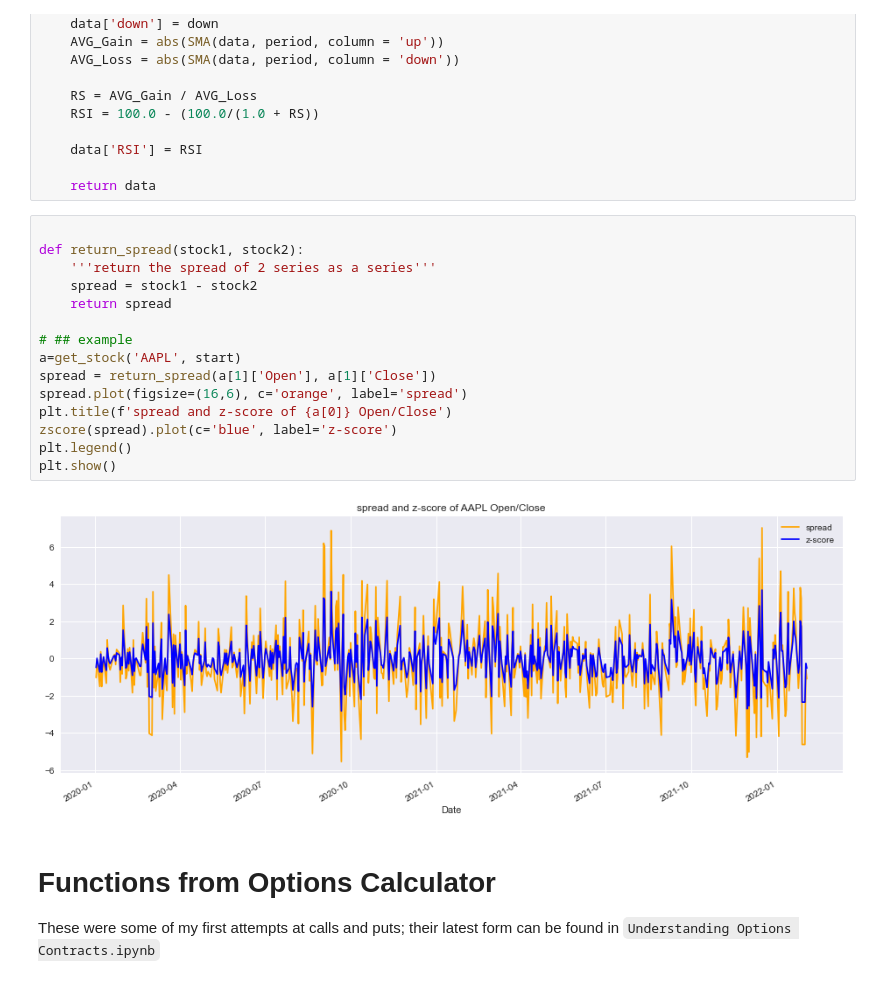
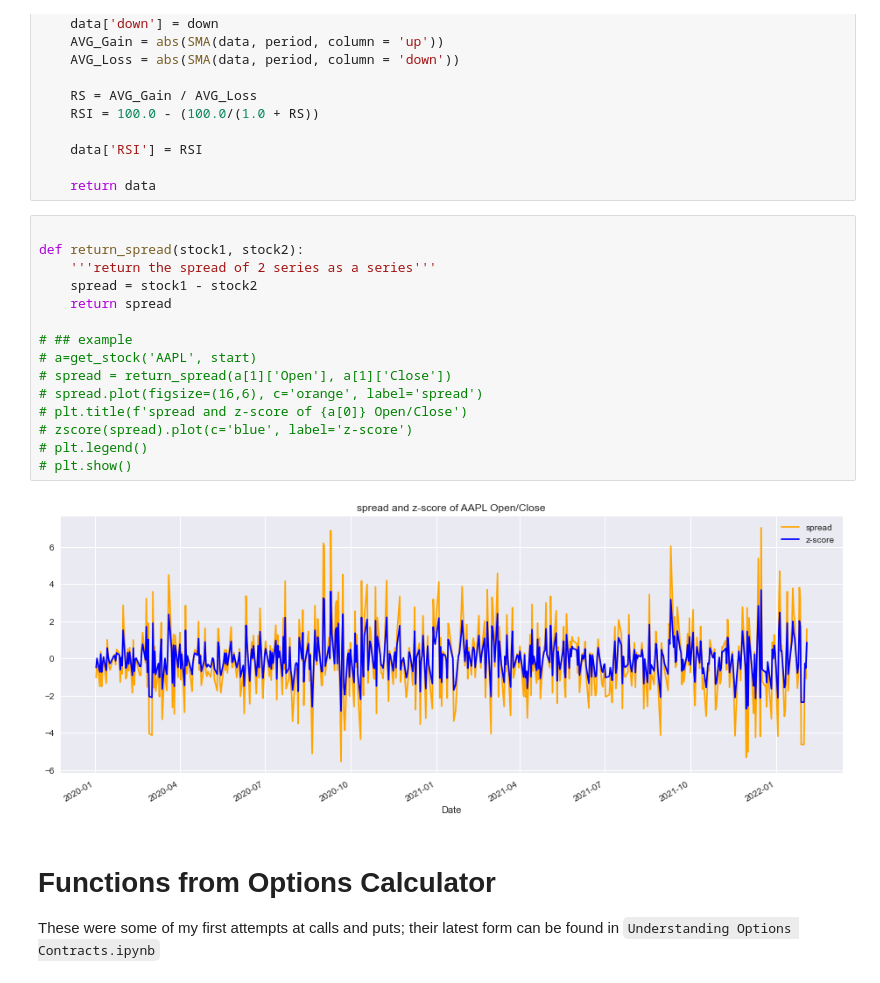
Before and after one commit to np1919/Portfolio, a Jupyter notebook: Stock Functions.ipynb, the cells around one changed output. Saved outputs shown, nothing was run; the diff lists cells and outputs as text.

```diff
--- a/Stock Functions.ipynb
+++ b/Stock Functions.ipynb
@@ -529,20 +531,20 @@ def RSI(data, period=14, column='Adj Close'):
 # %%
 
 def return_spread(stock1, stock2):
     '''return the spread of 2 series as a series'''
     spread = stock1 - stock2
     return spread
 
 # ## example
-a=get_stock('AAPL', start)
-spread = return_spread(a[1]['Open'], a[1]['Close'])
-spread.plot(figsize=(16,6), c='orange', label='spread')
-plt.title(f'spread and z-score of {a[0]} Open/Close')
-zscore(spread).plot(c='blue', label='z-score')
-plt.legend()
-plt.show()
+# a=get_stock('AAPL', start)
+# spread = return_spread(a[1]['Open'], a[1]['Close'])
+# spread.plot(figsize=(16,6), c='orange', label='spread')
+# plt.title(f'spread and z-score of {a[0]} Open/Close')
+# zscore(spread).plot(c='blue', label='z-score')
+# plt.legend()
+# plt.show()
 # %% [output]
-[figure, old version]
+[figure, new version]
 # %% [markdown]
 
 # Functions from Options Calculator
```
Also changed, not shown: parts of 13 cells of this notebook, 2 other files.
